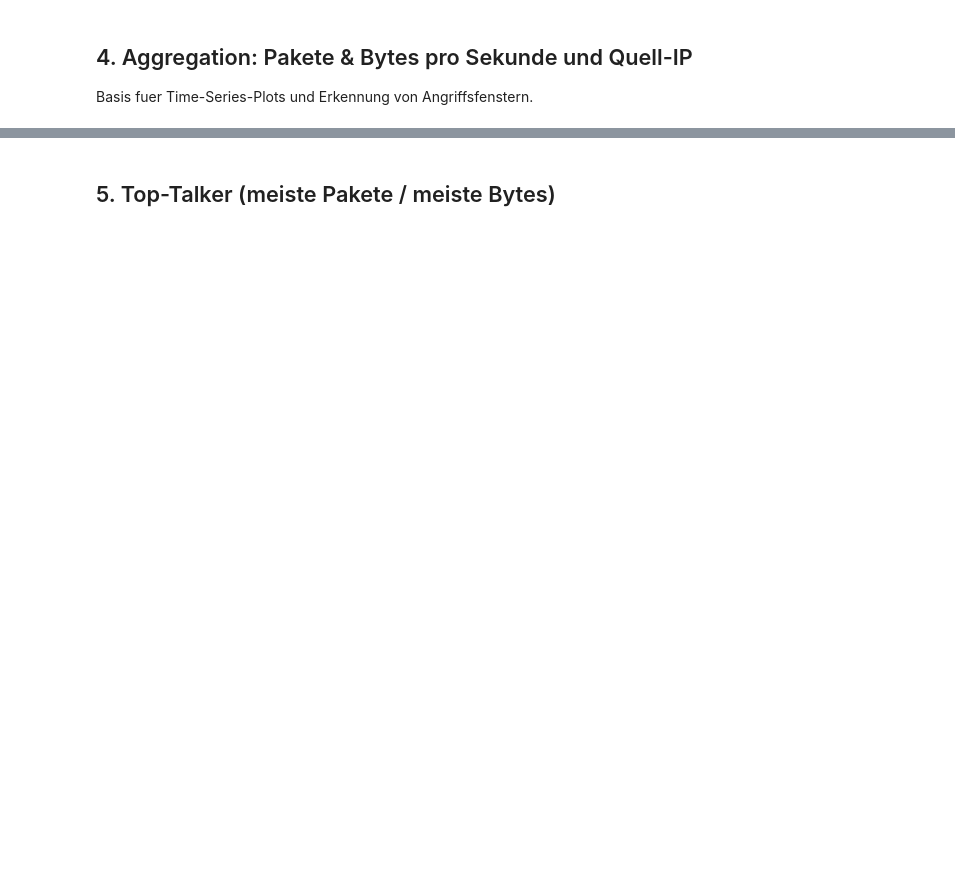
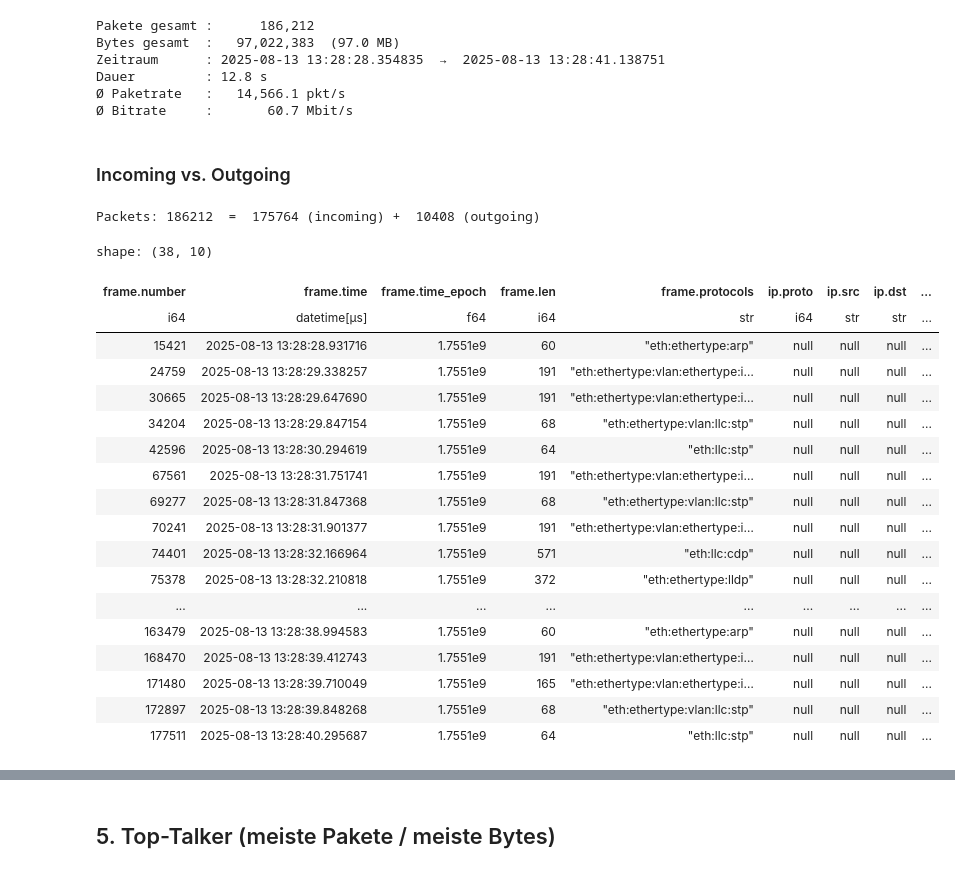
Before and after one commit to lukasseb/ddos_analysis, a Jupyter notebook: ddos_analyse.ipynb, the cells around one changed output, grey strips where cells are left out. Cells and saved outputs as stored; diff of their text form; code cells hidden in the pictures; blank space fills up the shorter version.

```diff
--- a/ddos_analyse.ipynb
+++ b/ddos_analyse.ipynb
@@ -18,0 +13,2 @@ Felder unten an deine Analyse anpassen (z. B. CoAP-spezifische Felder für Ampli
+# %%
+SERVER_IP = "141.22.28.227"
@@ -61,0 +102,4 @@ print(f"Parquet geschrieben: {PARQUET_PATH} ({PARQUET_PATH.stat().st_size / 1e6:
+# %%
+input_file = Path("data/raw/2025-08-13_15-38CEST_ddos-event_full-packets_100MiB.pcap.zst")
+output_file = Path("data/interim/2025-08-13_15-38CEST_ddos-event_full-packets_100MiB.parquet")
+df = pcap_to_parquet(input_file, output_file)
@@ -62,5 +110,4 @@ print(f"Parquet geschrieben: {PARQUET_PATH} ({PARQUET_PATH.stat().st_size / 1e6:
 # %%
-lf = pl.scan_parquet(PARQUET_PATH)
-
+lf = pl.scan_parquet(output_file)
 df_head = lf.head(10).collect()
 df_head
@@ -69,4 +128,64 @@ lf.select(pl.len()).collect()  # Gesamtanzahl Pakete
-# %% [markdown]
-## 4. Aggregation: Pakete & Bytes pro Sekunde und Quell-IP
-
-Basis fuer Time-Series-Plots und Erkennung von Angriffsfenstern.
+# %%
+total_packets: int  = lf.select(pl.len()).collect().item()
+total_bytes: int = lf.select(pl.col("frame.len").sum()).collect().item()
+
+t_start = lf.select(pl.col("frame.time").min()).collect().item()
+t_end = lf.select(pl.col("frame.time").max()).collect().item()
+duration_s = (t_end - t_start).total_seconds()
+
+print(f"Pakete gesamt : {total_packets:>12,}")
+print(f"Bytes gesamt  : {total_bytes:>12,}  ({total_bytes/1e6:.1f} MB)")
+print(f"Zeitraum      : {t_start}  →  {t_end}")
+print(f"Dauer         : {duration_s:.1f} s")
+print(f"Ø Paketrate   : {total_packets/duration_s:>10,.1f} pkt/s")
+print(f"Ø Bitrate     : {total_bytes*8/duration_s/1e6:>10,.1f} Mbit/s")
+# %% [output]
+Pakete gesamt :      186,212
+Bytes gesamt  :   97,022,383  (97.0 MB)
+Zeitraum      : 2025-08-13 13:28:28.354835  →  2025-08-13 13:28:41.138751
+Dauer         : 12.8 s
+Ø Paketrate   :   14,566.1 pkt/s
+Ø Bitrate     :       60.7 Mbit/s
+# %% [markdown]
+### Incoming vs. Outgoing
+# %%
+def split_direction(lf, server_ip):
+    out_lf = lf.filter(pl.col("ip.src") == server_ip)
+    in_lf = lf.filter(pl.col("ip.dst") == server_ip)
+    foreign_lf = lf.filter(
+        (pl.col("ip.dst") != server_ip) & (pl.col("ip.src") != server_ip)
+    )
+    null_lf = lf.filter(
+        pl.col("ip.src").is_null() | pl.col("ip.dst").is_null()
+    )
+    return out_lf, in_lf, foreign_lf, null_lf
+# %%
+lf_out, lf_in, lf_foreign, lf_null = split_direction(lf, SERVER_IP)
+len_out = lf_out.select(pl.len()).collect().item()
+len_in = lf_in.select(pl.len()).collect().item()
+len_foreign = lf_foreign.select(pl.len()).collect().item()
+len_null = lf_null.select(pl.len()).collect().item()
+
+print("Packets:", lf.select(pl.len()).collect().item()," = ", lf_in.select(pl.len()).collect().item(), "(incoming) + ", lf_out.select(pl.len()).collect().item(), "(outgoing)")
+lf_null.collect().show(limit=None)
+# %% [output]
+Packets: 186212  =  175764 (incoming) +  10408 (outgoing)
+shape: (38, 10)
+| frame.number | frame.time | frame.time_epoch | frame.len | frame.protocols | ip.proto | ip.src | ip.dst | ... |
+| i64 | datetime[μs] | f64 | i64 | str | i64 | str | str | ... |
+| 15421 | 2025-08-13 13:28:28.931716 | 1.7551e9 | 60 | "eth:ethertype:arp" | null | null | null | ... |
+| 24759 | 2025-08-13 13:28:29.338257 | 1.7551e9 | 191 | "eth:ethertype:vlan:ethertype:i… | null | null | null | ... |
+| 30665 | 2025-08-13 13:28:29.647690 | 1.7551e9 | 191 | "eth:ethertype:vlan:ethertype:i… | null | null | null | ... |
+| 34204 | 2025-08-13 13:28:29.847154 | 1.7551e9 | 68 | "eth:ethertype:vlan:llc:stp" | null | null | null | ... |
+| 42596 | 2025-08-13 13:28:30.294619 | 1.7551e9 | 64 | "eth:llc:stp" | null | null | null | ... |
+| 67561 | 2025-08-13 13:28:31.751741 | 1.7551e9 | 191 | "eth:ethertype:vlan:ethertype:i… | null | null | null | ... |
+| 69277 | 2025-08-13 13:28:31.847368 | 1.7551e9 | 68 | "eth:ethertype:vlan:llc:stp" | null | null | null | ... |
+| 70241 | 2025-08-13 13:28:31.901377 | 1.7551e9 | 191 | "eth:ethertype:vlan:ethertype:i… | null | null | null | ... |
+| 74401 | 2025-08-13 13:28:32.166964 | 1.7551e9 | 571 | "eth:llc:cdp" | null | null | null | ... |
+| 75378 | 2025-08-13 13:28:32.210818 | 1.7551e9 | 372 | "eth:ethertype:lldp" | null | null | null | ... |
+| ... | ... | ... | ... | ... | ... | ... | ... | ... |
+| 163479 | 2025-08-13 13:28:38.994583 | 1.7551e9 | 60 | "eth:ethertype:arp" | null | null | null | ... |
+| 168470 | 2025-08-13 13:28:39.412743 | 1.7551e9 | 191 | "eth:ethertype:vlan:ethertype:i… | null | null | null | ... |
+| 171480 | 2025-08-13 13:28:39.710049 | 1.7551e9 | 165 | "eth:ethertype:vlan:ethertype:i… | null | null | null | ... |
+| 172897 | 2025-08-13 13:28:39.848268 | 1.7551e9 | 68 | "eth:ethertype:vlan:llc:stp" | null | null | null | ... |
+| 177511 | 2025-08-13 13:28:40.295687 | 1.7551e9 | 64 | "eth:llc:stp" | null | null | null | ... |
```
Also changed, not shown: parts of 36 cells of this notebook, 7 other files.
